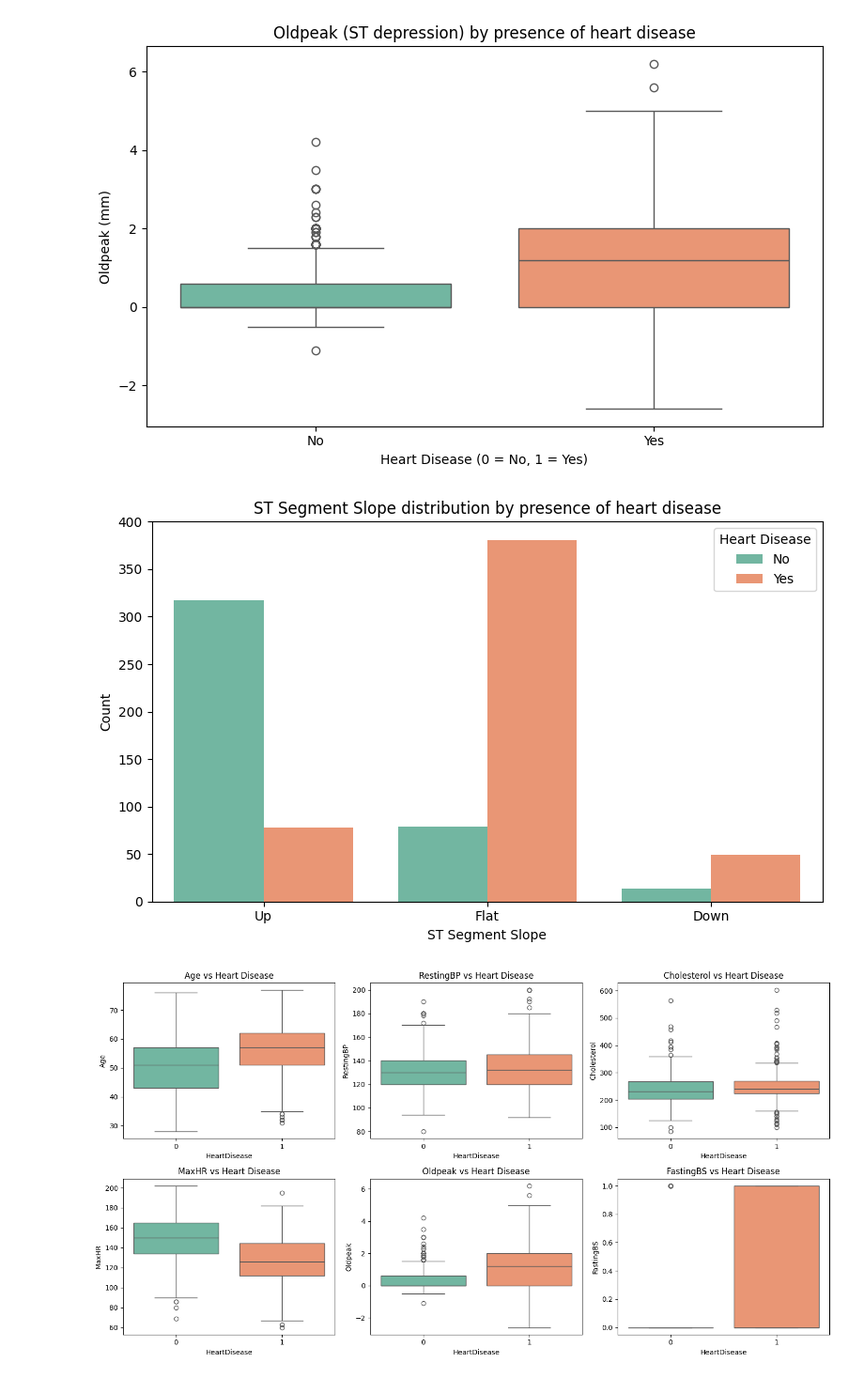
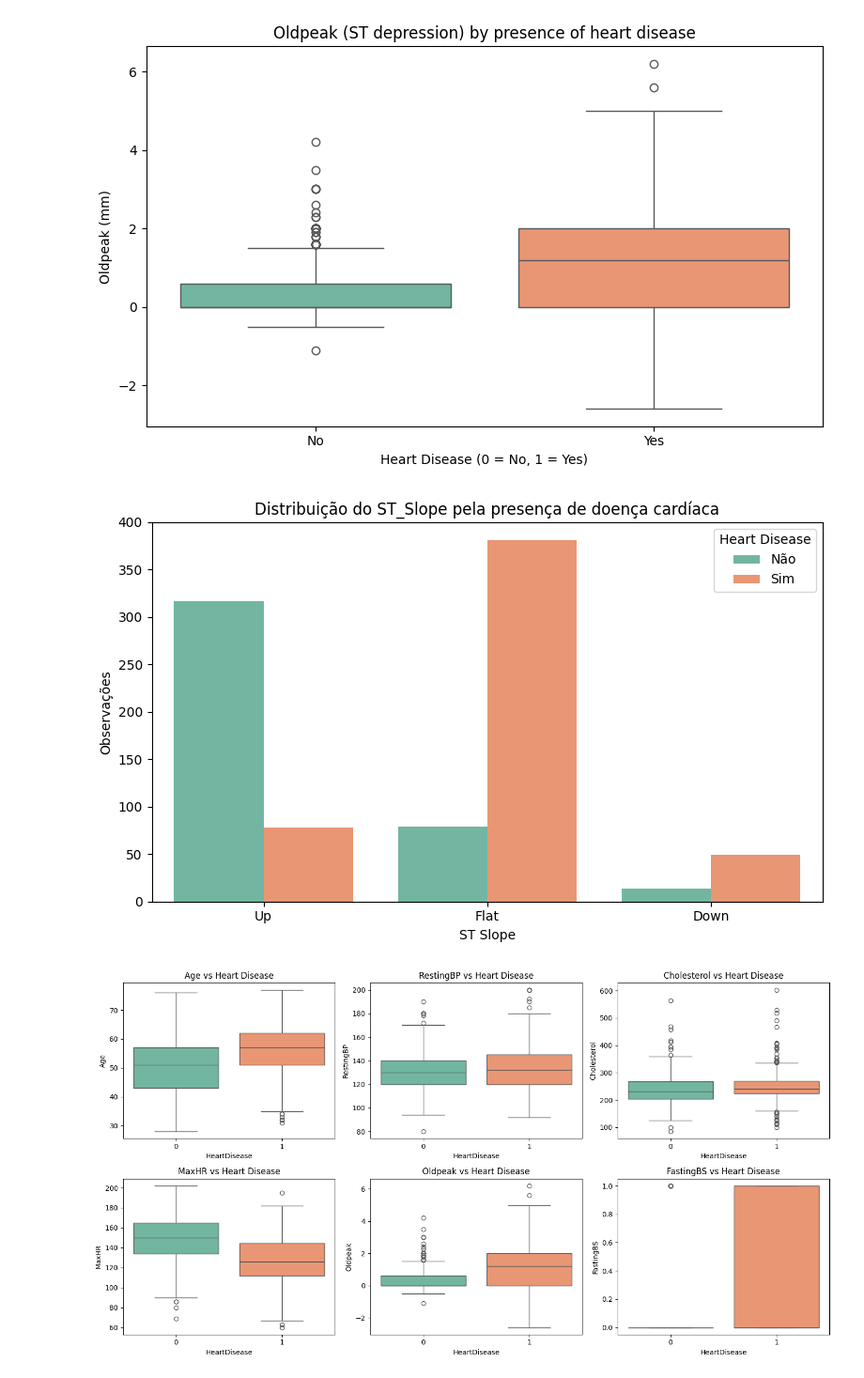
Before and after one commit to malf75/Heart-Failure-ML, a Jupyter notebook: heartdisease.ipynb, the cells around one changed output. Shown at 94% size. Drawn from its saved outputs; the diff is of its cells as text; code cells hidden in the pictures.

```diff
--- a/heartdisease.ipynb
+++ b/heartdisease.ipynb
@@ -562,16 +562,16 @@ plt.show()
 # %%
 plt.figure(figsize=(8, 5))
 order = ['Up', 'Flat', 'Down']
 sns.countplot(data=df, x='ST_Slope', hue='HeartDisease', order=order, palette='Set2')
-plt.title('ST Segment Slope distribution by presence of heart disease')
-plt.xlabel('ST Segment Slope')
-plt.ylabel('Count')
-plt.legend(title='Heart Disease', labels=['No', 'Yes'])
+plt.title('Distribuição do ST_Slope pela presença de doença cardíaca')
+plt.xlabel('ST Slope')
+plt.ylabel('Observações')
+plt.legend(title='Heart Disease', labels=['Não', 'Sim'])
 plt.tight_layout()
 plt.savefig('images/stslope_by_heartdisease.png', bbox_inches='tight')
 plt.show()
 # %% [output]
-[figure, old version]
+[figure, new version]
 # %%
 features = num_cols
 plt.figure(figsize=(15,8))
```
Also changed, not shown: parts of 2 cells of this notebook, 5 other files.
